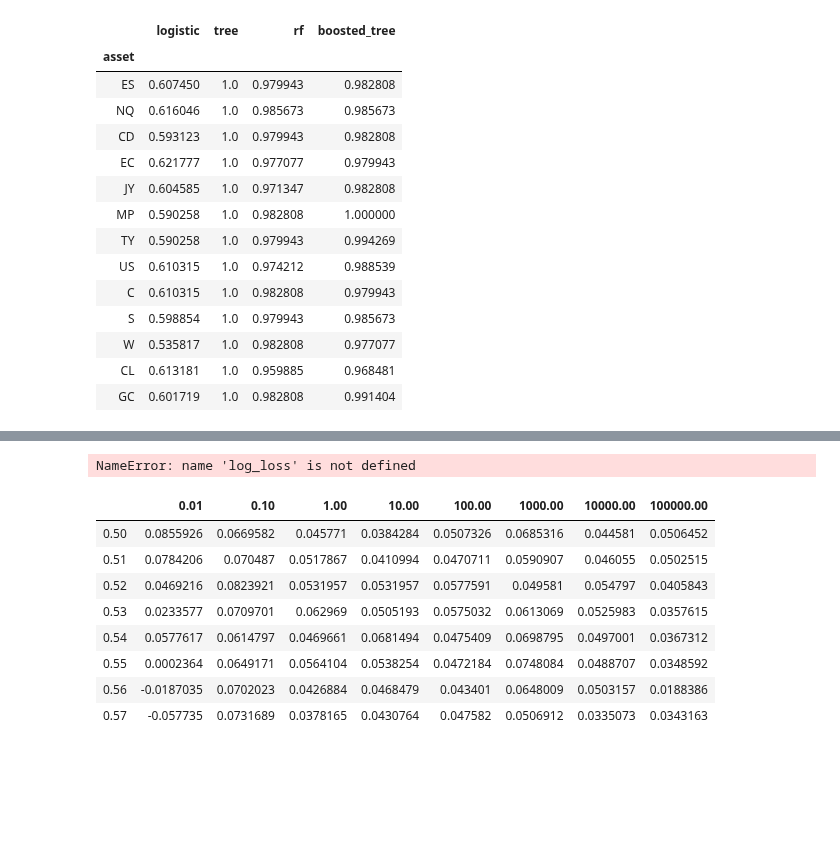
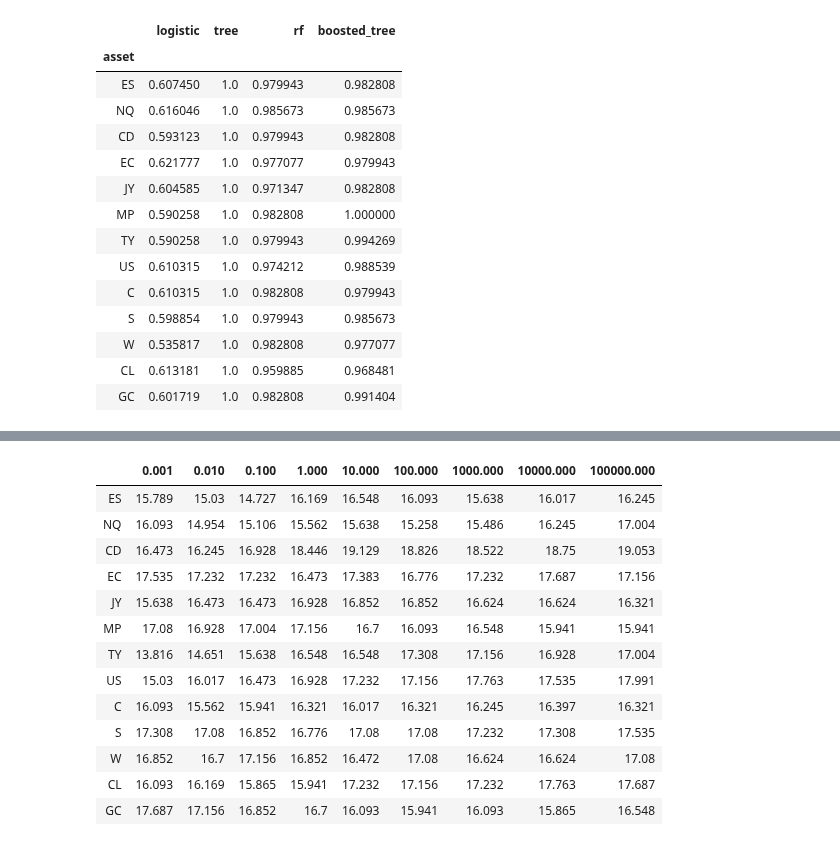
Before and after one commit to QuantCS109/TrumpTweets, a Jupyter notebook: notebooks_modelling/all_models.ipynb, the cells around one changed output, grey strips where cells are left out. Cells and saved outputs as stored; diff of their text form; code cells hidden in the pictures; blank space fills up the shorter version.

```diff
--- a/notebooks_modelling/all_models.ipynb
+++ b/notebooks_modelling/all_models.ipynb
@@ -250,0 +223,17 @@ plong
+# %%
+logloss_logreg
+# %% [output]
+|  | 0.001 | 0.010 | 0.100 | 1.000 | 10.000 | 100.000 | 1000.000 | 10000.000 | 100000.000 |
+| ES | 15.789 | 15.03 | 14.727 | 16.169 | 16.548 | 16.093 | 15.638 | 16.017 | 16.245 |
+| NQ | 16.093 | 14.954 | 15.106 | 15.562 | 15.638 | 15.258 | 15.486 | 16.245 | 17.004 |
+| CD | 16.473 | 16.245 | 16.928 | 18.446 | 19.129 | 18.826 | 18.522 | 18.75 | 19.053 |
+| EC | 17.535 | 17.232 | 17.232 | 16.473 | 17.383 | 16.776 | 17.232 | 17.687 | 17.156 |
+| JY | 15.638 | 16.473 | 16.473 | 16.928 | 16.852 | 16.852 | 16.624 | 16.624 | 16.321 |
+| MP | 17.08 | 16.928 | 17.004 | 17.156 | 16.7 | 16.093 | 16.548 | 15.941 | 15.941 |
+| TY | 13.816 | 14.651 | 15.638 | 16.548 | 16.548 | 17.308 | 17.156 | 16.928 | 17.004 |
+| US | 15.03 | 16.017 | 16.473 | 16.928 | 17.232 | 17.156 | 17.763 | 17.535 | 17.991 |
+| C | 16.093 | 15.562 | 15.941 | 16.321 | 16.017 | 16.321 | 16.245 | 16.397 | 16.321 |
+| S | 17.308 | 17.08 | 16.852 | 16.776 | 17.08 | 17.08 | 17.232 | 17.308 | 17.535 |
+| W | 16.852 | 16.7 | 17.156 | 16.852 | 16.472 | 17.08 | 16.624 | 16.624 | 17.08 |
+| CL | 16.093 | 16.169 | 15.865 | 15.941 | 17.232 | 17.156 | 17.232 | 17.763 | 17.687 |
+| GC | 17.687 | 17.156 | 16.852 | 16.7 | 16.093 | 15.941 | 16.093 | 15.865 | 16.548 |
@@ -251,18 +247,15 @@ plong
 # %%
-instrument_list = ['ES', 'NQ', 'CD', 'EC', 'JY', 'MP', 'TY', 'US', 'C', 'S', 'W', 'CL', 'GC']
-strat_sharpes = {}
-strat_rets = {}
-strat_cum_rets = {}
-strat_models = {}
-depth_list = range(5,15)
-max_features_list = range(4,23,3)
-accuracies = {inst:pd.DataFrame(columns=max_features_list, index=depth_list) for inst in instrument_list}
-f1scores = {inst:pd.DataFrame(columns=max_features_list, index=depth_list) for inst in instrument_list}
-logloss = {inst:pd.DataFrame(columns=max_features_list, index=depth_list) for inst in instrument_list}
-plong = {inst:pd.DataFrame(columns=max_features_list, index=depth_list) for inst in instrument_list}
+
+depth_list = range(4,15)
+max_features_list = list(range(3,7,1)) + list(range(7,26,3))
+accuracies_rf = {inst:pd.DataFrame(columns=max_features_list, index=depth_list) for inst in instrument_list}
+f1scores_rf = {inst:pd.DataFrame(columns=max_features_list, index=depth_list) for inst in instrument_list}
+logloss_rf = {inst:pd.DataFrame(columns=max_features_list, index=depth_list) for inst in instrument_list}
+plong_rf = {inst:pd.DataFrame(columns=max_features_list, index=depth_list) for inst in instrument_list}
+cv_rf = pd.DataFrame(index = instrument_list, columns = ['max_depth','max_features'])
 n_splits = 5
-for inst in tqdm([instrument_list[0]]):
-    for dl in tqdm(depth_list):
+for inst in tqdm(instrument_list):
+    for dl in depth_list:
         for mf in max_features_list:
 
             X, X_test, y, y_test = train_test_split(x_dict[inst], y_dict[inst], test_size=0.20, shuffle=False)
@@ -277,27 +270,19 @@ for inst in tqdm([instrument_list[0]]):
             for train_index, valid_index in time_split:
                 X_train, X_valid = X.iloc[train_index], X.iloc[valid_index]
                 y_train, y_valid = y.iloc[train_index], y.iloc[valid_index]
+                X_valid = X_valid[2:]
+                y_valid = y_valid[2:]
                 tm.fit(X_train, y_train)
                 ac = ac + tm.model.score(X_valid, y_valid)
                 f1 = f1 + f1_score(tm.model.predict(X_valid),y_valid)
                 p = p + tm.model.predict(X_valid).mean()
-                ll = ll + log_loss(tm.model.predict(X_valid),y_valid)
+                ll = ll + log_loss(y_valid, tm.model.predict(X_valid))
 
-            accuracies[inst].loc[dl,mf] = round(ac / n_splits,3)
-            f1scores[inst].loc[dl,mf] = round(f1 / n_splits,3)
-            plong.loc[inst][dl,mf] = ( round(p / n_splits, 3) )
-            logloss.loc[inst][dl,mf] = ( round(ll / n_splits, 3) )
+            accuracies_rf[inst].loc[dl,mf] = round(ac / n_splits,3)
+            f1scores_rf[inst].loc[dl,mf] = round(f1 / n_splits,3)
+            plong_rf[inst].loc[dl,mf] = ( round(p / n_splits, 3) )
+            logloss_rf[inst].loc[dl,mf] = ( round(ll / n_splits, 3) )
+
+    x1 = logloss_rf[inst].astype('float').min(axis=1).idxmin()
+    x2 = logloss_rf[inst].astype('float').loc[x1].idxmin()
+    cv_rf.loc[inst] = np.array([x1,x2])
-# %% [output]
-NameError: name 'log_loss' is not defined
-# %%
-strat_sharpes['S']
-# %% [output]
-|  | 0.01 | 0.10 | 1.00 | 10.00 | 100.00 | 1000.00 | 10000.00 | 100000.00 |
-| 0.50 | 0.0855926 | 0.0669582 | 0.045771 | 0.0384284 | 0.0507326 | 0.0685316 | 0.044581 | 0.0506452 |
-| 0.51 | 0.0784206 | 0.070487 | 0.0517867 | 0.0410994 | 0.0470711 | 0.0590907 | 0.046055 | 0.0502515 |
-| 0.52 | 0.0469216 | 0.0823921 | 0.0531957 | 0.0531957 | 0.0577591 | 0.049581 | 0.054797 | 0.0405843 |
-| 0.53 | 0.0233577 | 0.0709701 | 0.062969 | 0.0505193 | 0.0575032 | 0.0613069 | 0.0525983 | 0.0357615 |
-| 0.54 | 0.0577617 | 0.0614797 | 0.0469661 | 0.0681494 | 0.0475409 | 0.0698795 | 0.0497001 | 0.0367312 |
-| 0.55 | 0.0002364 | 0.0649171 | 0.0564104 | 0.0538254 | 0.0472184 | 0.0748084 | 0.0488707 | 0.0348592 |
-| 0.56 | -0.0187035 | 0.0702023 | 0.0426884 | 0.0468479 | 0.043401 | 0.0648009 | 0.0503157 | 0.0188386 |
-| 0.57 | -0.057735 | 0.0731689 | 0.0378165 | 0.0430764 | 0.047582 | 0.0506912 | 0.0335073 | 0.0343163 |
```
Also changed, not shown: parts of 19 cells of this notebook, 8 other files.
